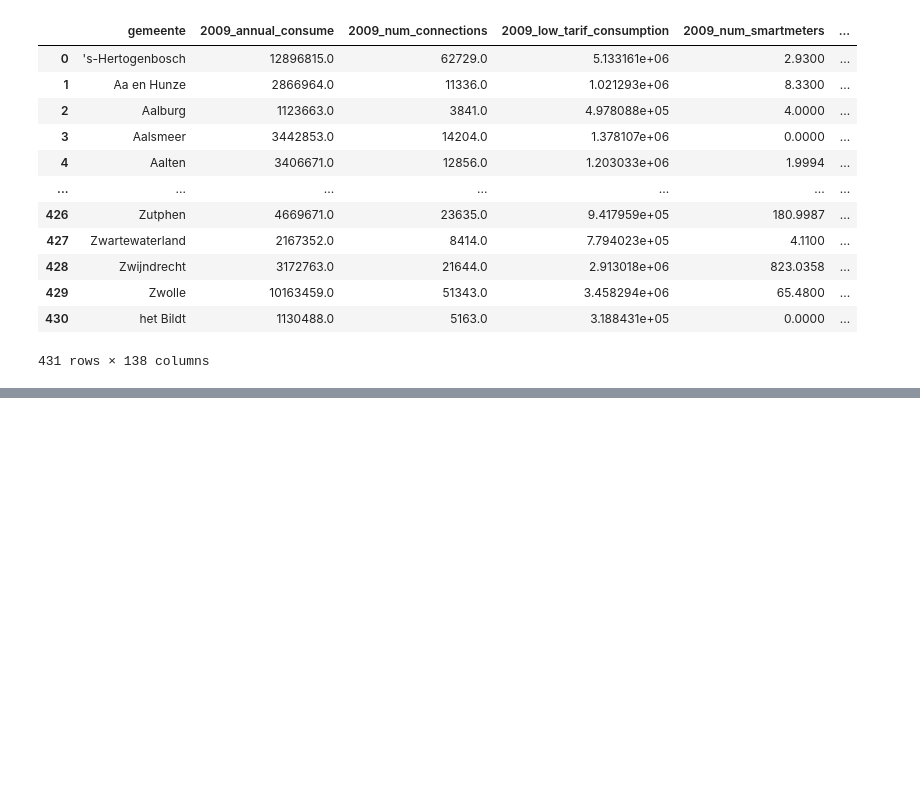
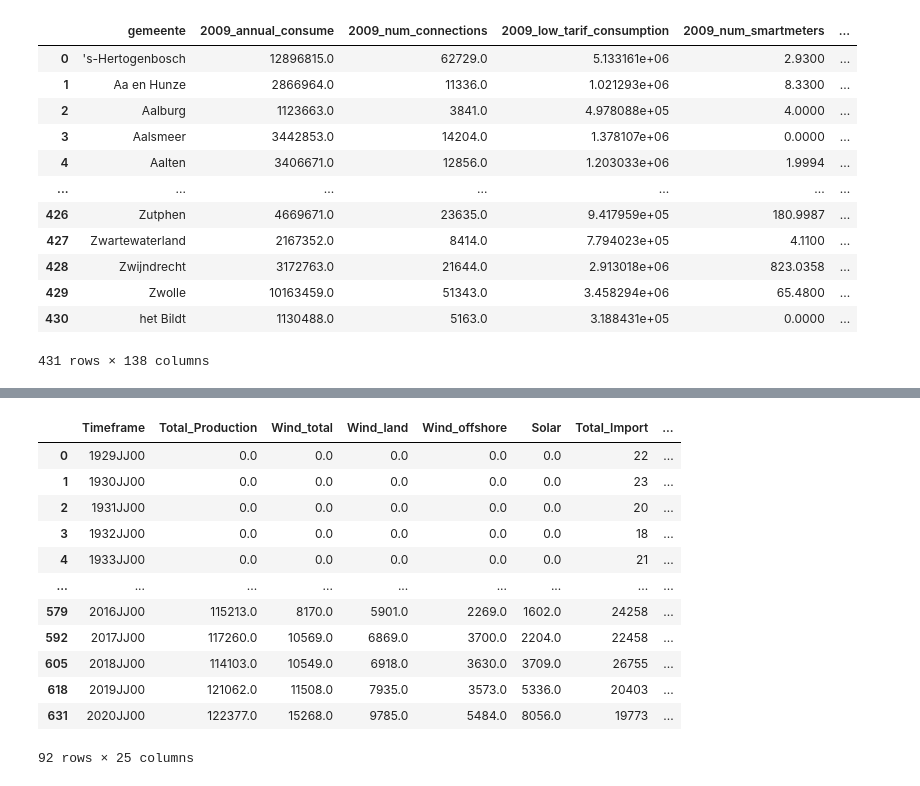
Before and after one commit to GithubAtos/Atos, a Jupyter notebook: Group Atos Project.ipynb, the cells around one changed output, grey strips where cells are left out. Drawn from its saved outputs; the diff is of its cells as text; code cells hidden in the pictures; blank space fills up the shorter version.

```diff
--- a/Group Atos Project.ipynb
+++ b/Group Atos Project.ipynb
@@ -312,3 +349,9 @@ dfp = {'Year':pablodf[Range]['Year'],
        'Wind energy|Total':pablodf[Range]['Wind energy|Total']
       }
 dfp = pd.DataFrame(dfp)
+# %%
+Years['net_import_Denmark'] = Years['Import_Denmark'] - Years['Export_Denmark']
+Years['net_import_Germany'] = Years['Import_Germany'] - Years['Export_Germany']
+Years['net_import_Belgium'] = Years['Import_Belgium'] - Years['Export_Belgium']
+Years['net_import_UK'] = Years['Import_UK'] - Years['Export_UK']
+Years['net_import_Norway'] = Years['Import_Norway'] - Years['Export_Norway']
@@ -315,3 +376,19 @@ dfp = pd.DataFrame(dfp)
+# %%
+Years
+# %% [output]
+|  | Timeframe | Total_Production | Wind_total | Wind_land | Wind_offshore | Solar | Total_Import | ... |
+| 0 | 1929JJ00 | 0.0 | 0.0 | 0.0 | 0.0 | 0.0 | 22 | ... |
+| 1 | 1930JJ00 | 0.0 | 0.0 | 0.0 | 0.0 | 0.0 | 23 | ... |
+| 2 | 1931JJ00 | 0.0 | 0.0 | 0.0 | 0.0 | 0.0 | 20 | ... |
+| 3 | 1932JJ00 | 0.0 | 0.0 | 0.0 | 0.0 | 0.0 | 18 | ... |
+| 4 | 1933JJ00 | 0.0 | 0.0 | 0.0 | 0.0 | 0.0 | 21 | ... |
+| ... | ... | ... | ... | ... | ... | ... | ... | ... |
+| 579 | 2016JJ00 | 115213.0 | 8170.0 | 5901.0 | 2269.0 | 1602.0 | 24258 | ... |
+| 592 | 2017JJ00 | 117260.0 | 10569.0 | 6869.0 | 3700.0 | 2204.0 | 22458 | ... |
+| 605 | 2018JJ00 | 114103.0 | 10549.0 | 6918.0 | 3630.0 | 3709.0 | 26755 | ... |
+| 618 | 2019JJ00 | 121062.0 | 11508.0 | 7935.0 | 3573.0 | 5336.0 | 20403 | ... |
+| 631 | 2020JJ00 | 122377.0 | 15268.0 | 9785.0 | 5484.0 | 8056.0 | 19773 | ... |
+92 rows × 25 columns
 # %%
 import pandas as pd
 import plotly.express as px  # (version 4.7.0)
```
Also changed, not shown: parts of 14 cells of this notebook.
